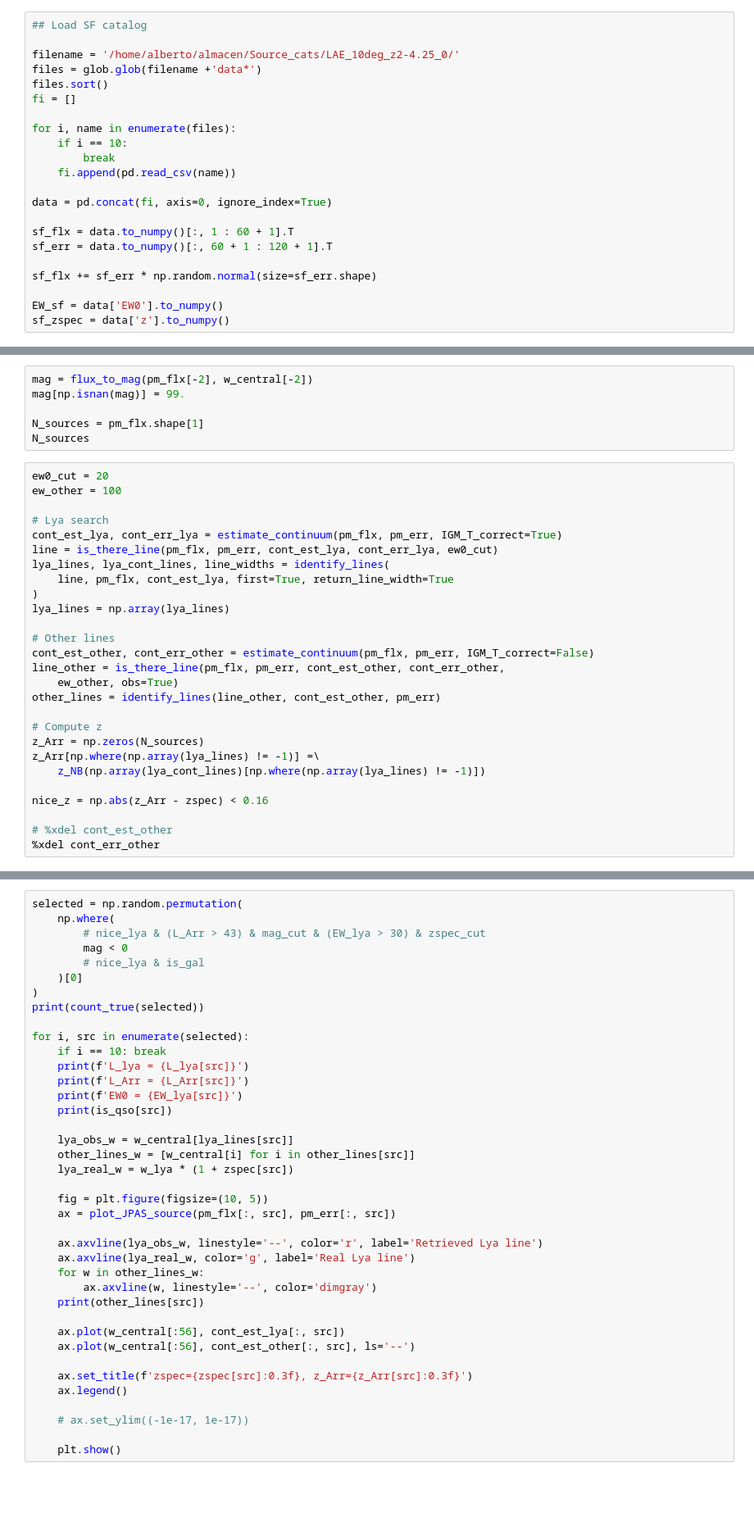
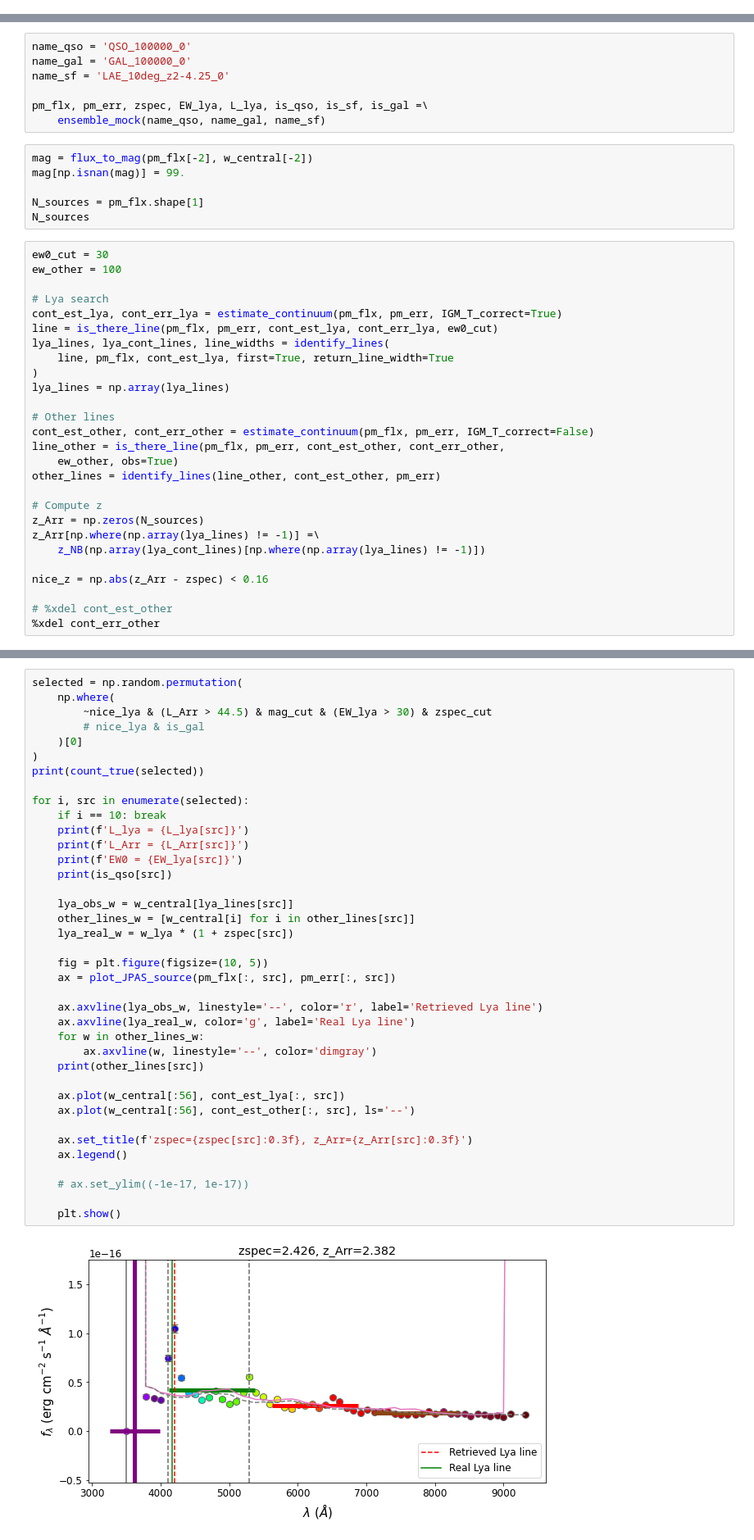
Before and after one commit to totoal/LAEs, a Jupyter notebook: method_debug.ipynb, the cells around one changed output, grey strips where cells are left out. Shown at 82% size. Saved outputs shown, nothing was run; the diff lists cells and outputs as text; blank space fills up the shorter version.

```diff
--- a/method_debug.ipynb
+++ b/method_debug.ipynb
@@ -107,22 +15,0 @@ gal_L = np.zeros(EW_gal.shape)
-# %%
-## Load SF catalog
-
-filename = '/home/alberto/almacen/Source_cats/LAE_10deg_z2-4.25_0/'
-files = glob.glob(filename +'data*')
-files.sort()
-fi = []
-
-for i, name in enumerate(files):
-    if i == 10:
-        break
-    fi.append(pd.read_csv(name))
-
-data = pd.concat(fi, axis=0, ignore_index=True)
-
-sf_flx = data.to_numpy()[:, 1 : 60 + 1].T
-sf_err = data.to_numpy()[:, 60 + 1 : 120 + 1].T
-
-sf_flx += sf_err * np.random.normal(size=sf_err.shape)
-
-EW_sf = data['EW0'].to_numpy()
-sf_zspec = data['z'].to_numpy()
@@ -176,3 +16,10 @@ is_gal = np.concatenate((np.zeros(N_qso), np.zeros(N_sf), np.ones(N_gal))).astyp
+# %%
+name_qso = 'QSO_100000_0'
+name_gal = 'GAL_100000_0'
+name_sf = 'LAE_10deg_z2-4.25_0'
+
+pm_flx, pm_err, zspec, EW_lya, L_lya, is_qso, is_sf, is_gal =\
+    ensemble_mock(name_qso, name_gal, name_sf)
 # %%
 mag = flux_to_mag(pm_flx[-2], w_central[-2])
 mag[np.isnan(mag)] = 99.
@@ -180,7 +27,7 @@ mag[np.isnan(mag)] = 99.
 N_sources = pm_flx.shape[1]
 N_sources
 # %%
-ew0_cut = 20
+ew0_cut = 30
 ew_other = 100
 
 # Lya search
@@ -255,8 +102,7 @@ L_Arr[ML_predict_mask] = ML_predict_L(
 # %%
 selected = np.random.permutation(
     np.where(
-        # nice_lya & (L_Arr > 43) & mag_cut & (EW_lya > 30) & zspec_cut
-        mag < 0
+        ~nice_lya & (L_Arr > 44.5) & mag_cut & (EW_lya > 30) & zspec_cut
         # nice_lya & is_gal
     )[0]
 )
@@ -264,30 +110,32 @@ print(count_true(selected))
 
 for i, src in enumerate(selected):
     if i == 10: break
     print(f'L_lya = {L_lya[src]}')
     print(f'L_Arr = {L_Arr[src]}')
     print(f'EW0 = {EW_lya[src]}')
     print(is_qso[src])
 
     lya_obs_w = w_central[lya_lines[src]]
     other_lines_w = [w_central[i] for i in other_lines[src]]
     lya_real_w = w_lya * (1 + zspec[src])
 
     fig = plt.figure(figsize=(10, 5))
     ax = plot_JPAS_source(pm_flx[:, src], pm_err[:, src])
 
     ax.axvline(lya_obs_w, linestyle='--', color='r', label='Retrieved Lya line')
     ax.axvline(lya_real_w, color='g', label='Real Lya line')
     for w in other_lines_w:
         ax.axvline(w, linestyle='--', color='dimgray')
     print(other_lines[src])
 
     ax.plot(w_central[:56], cont_est_lya[:, src])
     ax.plot(w_central[:56], cont_est_other[:, src], ls='--')
 
     ax.set_title(f'zspec={zspec[src]:0.3f}, z_Arr={z_Arr[src]:0.3f}')
     ax.legend()
 
     # ax.set_ylim((-1e-17, 1e-17))
 
     plt.show()
+# %% [output]
+[figure, added]
```
Also changed, not shown: parts of 4 cells of this notebook, 3 other files.
